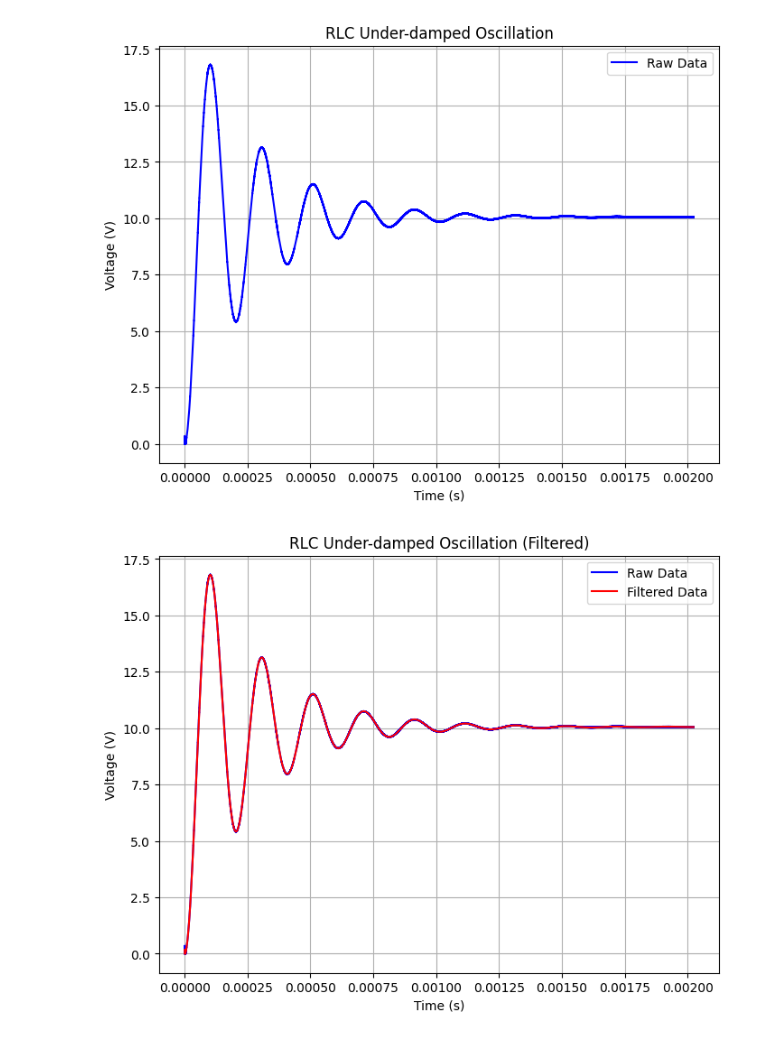
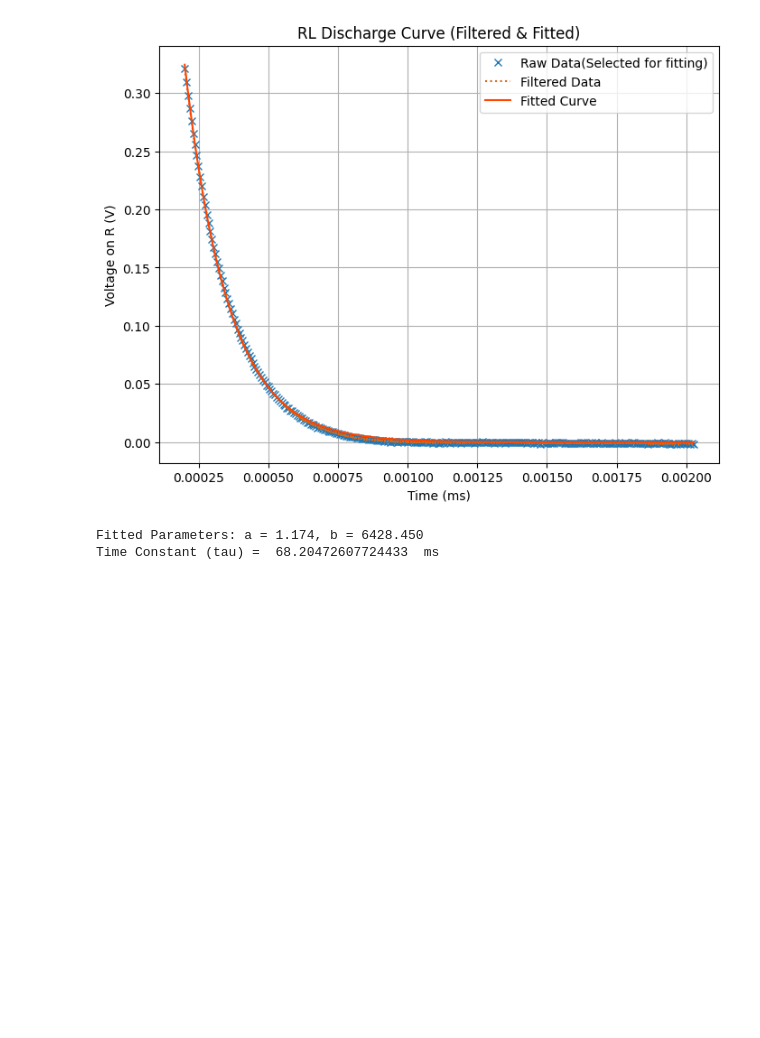
Before and after one commit to LantoZheng/Code, a Jupyter notebook: Experiments/Fundamental_physics/RLC_mom/DATA/data.ipynb, the cells around one changed output. Cells and saved outputs as stored; diff of their text form; code cells hidden in the pictures; blank space fills up the shorter version.

```diff
--- a/Experiments/Fundamental_physics/RLC_mom/DATA/data.ipynb
+++ b/Experiments/Fundamental_physics/RLC_mom/DATA/data.ipynb
@@ -74,42 +122,52 @@ Time Constant (tau) = 0.068 ms,thery=0.06ms
 # %%
-#C=0.1uf,L=10mH,R_gen=50ohm,R=1ohm
-#U = U_C
+#R=10ohm,L=10mH,R_L=13.8ohm,R_gen=50ohm
+#U = U_R
+
 import numpy as np
 import pandas as pd
 import matplotlib.pyplot as plt
 from scipy.signal import savgol_filter
 from scipy.optimize import curve_fit
 
 # 读取CSV文件
-data = pd.read_csv('RLC.csv')
-data = data[data['in s'] > 0]
+data = pd.read_csv('RL1.csv')
+data = data[data['in s'] > 0.0002]
 # 提取时间和电压数据
 time = data['in s'].values
 voltage = data['C1 in V'].values
 
-# 绘制原始数据图
+# 使用Savitzky-Golay滤波器平滑数据
+filtered_voltage = savgol_filter(voltage, window_length=51, polyorder=3)
+
+# 定义指数衰减函数
+def exp_decay(t, a, b):
+    return a * np.exp(-b * t)
+
+# 选取部分数据进行拟合
+list=np.linspace(0, len(time)-1, 300, dtype=int)
+fit_time = time[list]
+fit_voltage = filtered_voltage[list]
+
+# 拟合数据
+popt, pcov = curve_fit(exp_decay, fit_time, fit_voltage)
+a, b = popt
+
+
+# 绘制拟合曲线
 plt.figure(figsize=(8, 6))
-plt.plot(time, voltage, 'b-', label='Raw Data')
-plt.xlabel('Time (s)')
-plt.ylabel('Voltage (V)')
-plt.title('RLC Under-damped Oscillation')
+plt.plot(time[list], voltage[list], 'x', label='Raw Data(Selected for fitting)')
+plt.plot(time, filtered_voltage, ':',color = 'chocolate' , label='Filtered Data')
+plt.plot(fit_time, exp_decay(fit_time, a, b), '-',color = 'orangered', label='Fitted Curve')
+plt.xlabel('Time (ms)')
+plt.ylabel('Voltage on R (V)')
+plt.title('RL Discharge Curve (Filtered & Fitted)')
 plt.legend()
 plt.grid(True)
 plt.show()
 
-# 使用Savitzky-Golay滤波器平滑数据
-filtered_voltage = savgol_filter(voltage, window_length=51, polyorder=3)
-
-# 绘制滤波后的数据图
-plt.figure(figsize=(8, 6))
-plt.plot(time, voltage, 'b-', label='Raw Data')
-plt.plot(time, filtered_voltage, 'r-', label='Filtered Data')
-plt.xlabel('Time (s)')
-plt.ylabel('Voltage (V)')
-plt.title('RLC Under-damped Oscillation (Filtered)')
-plt.legend()
-plt.grid(True)
-plt.show()
+print(f"Fitted Parameters: a = {a:.3f}, b = {b:.3f}")
+print(f"Time Constant (tau) = ",1000*tau," ms")
 # %% [output]
-[figure, old version]
+[figure, new version]
-[figure, removed]
+Fitted Parameters: a = 1.174, b = 6428.450
+Time Constant (tau) =  68.20472607724433  ms
```
Also changed, not shown: parts of 4 cells of this notebook, 7 other files.
